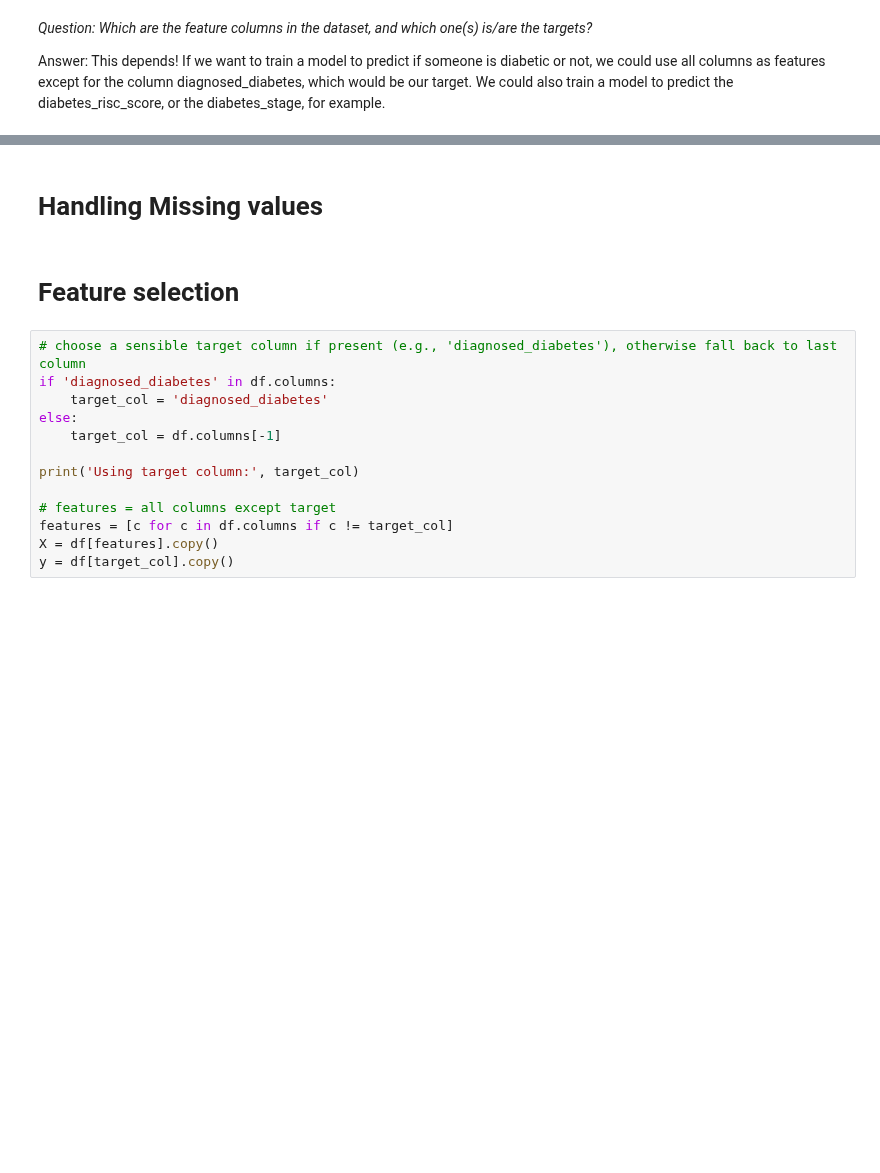
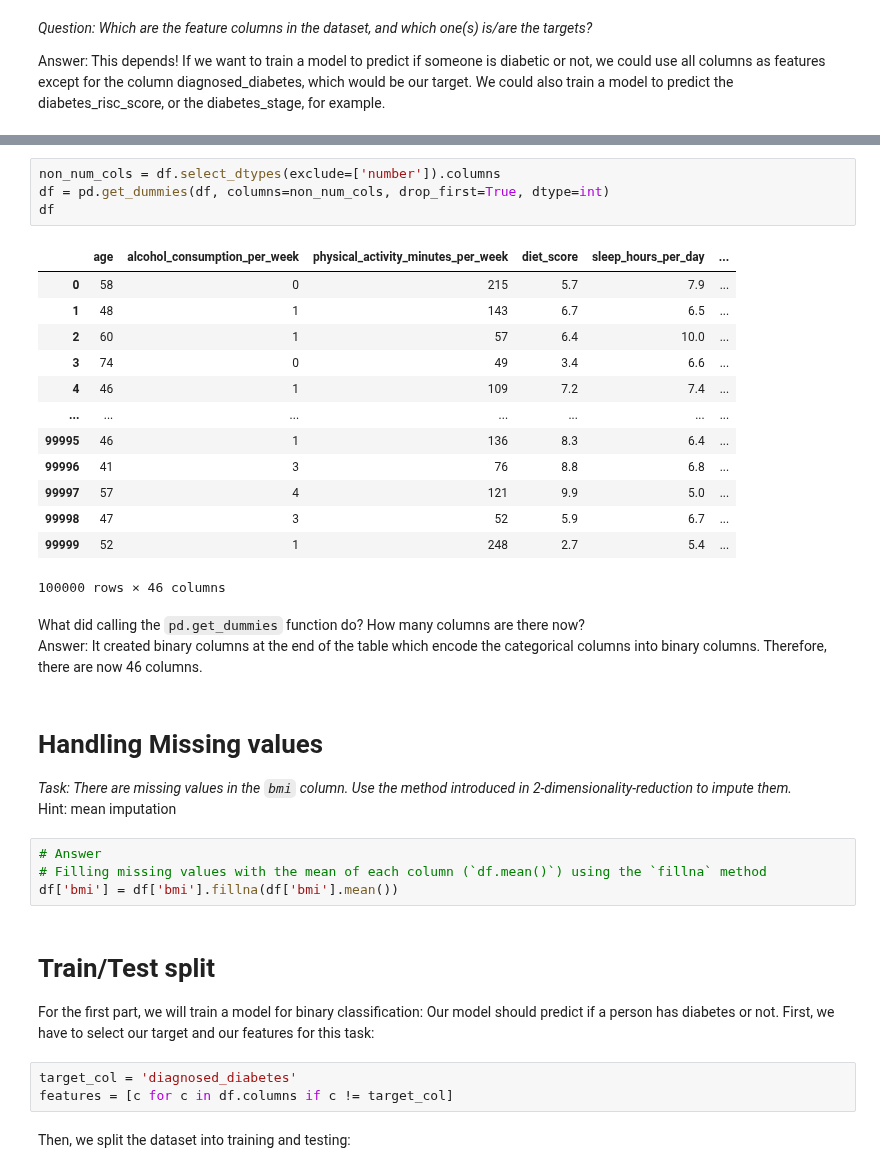
Before and after one commit to CompOmics/lsabd-machine-learning-tutorials, a Jupyter notebook: notebooks/4-classification-and-regression.ipynb, the cells around one changed output, grey strips where cells are left out. Drawn from its saved outputs; the diff is of its cells as text; blank space fills up the shorter version.

```diff
--- a/notebooks/4-classification-and-regression.ipynb
+++ b/notebooks/4-classification-and-regression.ipynb
@@ -75,17 +85,37 @@ Answer: You probably guessed it - why would we ask otherwise: it's not. 2 reason
+# %%
+non_num_cols = df.select_dtypes(exclude=['number']).columns
+df = pd.get_dummies(df, columns=non_num_cols, drop_first=True, dtype=int)
+df
+# %% [output]
+|  | age | alcohol_consumption_per_week | physical_activity_minutes_per_week | diet_score | sleep_hours_per_day | ... |
+| 0 | 58 | 0 | 215 | 5.7 | 7.9 | ... |
+| 1 | 48 | 1 | 143 | 6.7 | 6.5 | ... |
+| 2 | 60 | 1 | 57 | 6.4 | 10.0 | ... |
+| 3 | 74 | 0 | 49 | 3.4 | 6.6 | ... |
+| 4 | 46 | 1 | 109 | 7.2 | 7.4 | ... |
+| ... | ... | ... | ... | ... | ... | ... |
+| 99995 | 46 | 1 | 136 | 8.3 | 6.4 | ... |
+| 99996 | 41 | 3 | 76 | 8.8 | 6.8 | ... |
+| 99997 | 57 | 4 | 121 | 9.9 | 5.0 | ... |
+| 99998 | 47 | 3 | 52 | 5.9 | 6.7 | ... |
+| 99999 | 52 | 1 | 248 | 2.7 | 5.4 | ... |
+100000 rows × 46 columns
+# %% [markdown]
+What did calling the `pd.get_dummies` function do? How many columns are there now? \
+Answer: It created binary columns at the end of the table which encode the categorical columns into binary columns. Therefore, there are now 46 columns.
 # %% [markdown]
 # Handling Missing values
+*Task: There are missing values in the `bmi` column. Use the method introduced in 2-dimensionality-reduction to impute them.* \
+Hint: mean imputation
+# %%
+# Answer
+# Filling missing values with the mean of each column (`df.mean()`) using the `fillna` method
+df['bmi'] = df['bmi'].fillna(df['bmi'].mean())
 # %% [markdown]
-# Feature selection
+# Train/Test split
+For the first part, we will train a model for binary classification: Our model should predict if a person has diabetes or not. First, we have to select our target and our features for this task:
 # %%
-# choose a sensible target column if present (e.g., 'diagnosed_diabetes'), otherwise fall back to last column
-if 'diagnosed_diabetes' in df.columns:
-    target_col = 'diagnosed_diabetes'
-else:
-    target_col = df.columns[-1]
-
-print('Using target column:', target_col)
-
-# features = all columns except target
+target_col = 'diagnosed_diabetes'
 features = [c for c in df.columns if c != target_col]
-X = df[features].copy()
-y = df[target_col].copy()
+# %% [markdown]
+Then, we split the dataset into training and testing:
```
Also changed, not shown: parts of 17 cells of this notebook.
